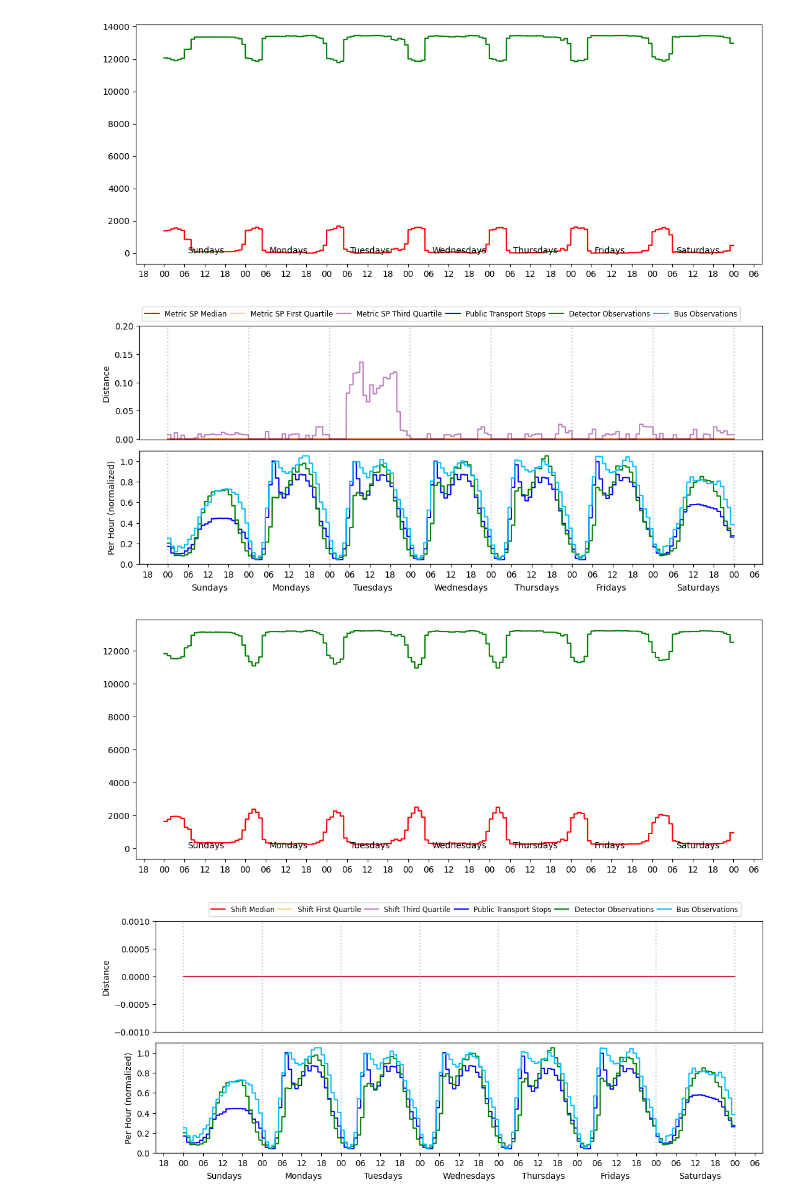
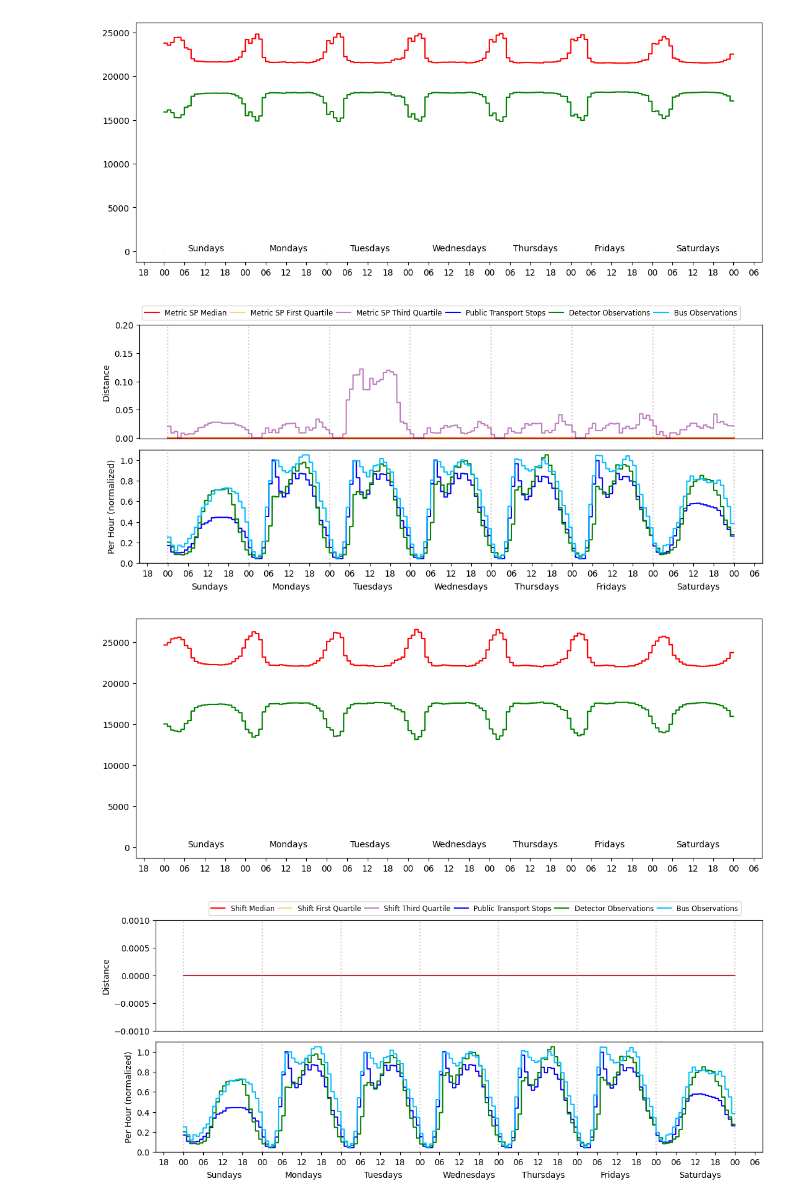
Before and after one commit to priobike/priobike-predictability-study, a Jupyter notebook: studies/db/go_rewrite/notebooks/studies_charts_weekly.ipynb, the cells around one changed output. Drawn from its saved outputs; the diff is of its cells as text; code cells hidden in the pictures.

```diff
--- a/studies/db/go_rewrite/notebooks/studies_charts_weekly.ipynb
+++ b/studies/db/go_rewrite/notebooks/studies_charts_weekly.ipynb
@@ -193,7 +193,7 @@ for name, observations in observations_per_hour_week_by_datastream.items():
     for observation in observations:
         observations_per_hour_week_by_datastream_normalized[name].append(observation / max_value)
 
-with open('processed_things_2023_11_15.json') as f:
+with open('processed_things_2023_11_20.json') as f:
     processed_things = json.load(f)
 
 metrics = [
@@ -451,4 +451,4 @@ Skipped 2576 things because of too many skipped cycles
-[figure, old version]
+[figure, new version]
-[figure, old version]
+[figure, new version]
-[figure, old version]
+[figure, new version]
 [figure]
```
Also changed, not shown: parts of 1 cell of this notebook, 6 other files.
